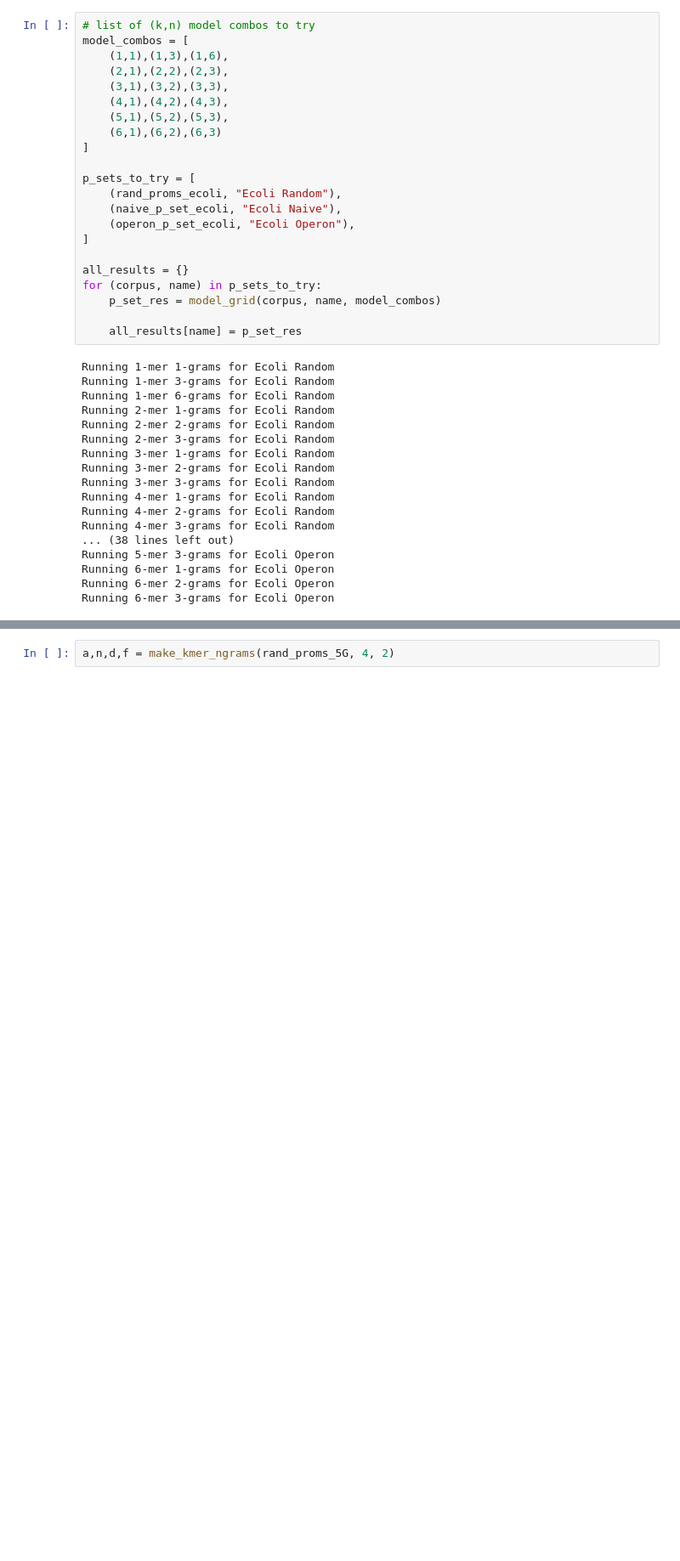
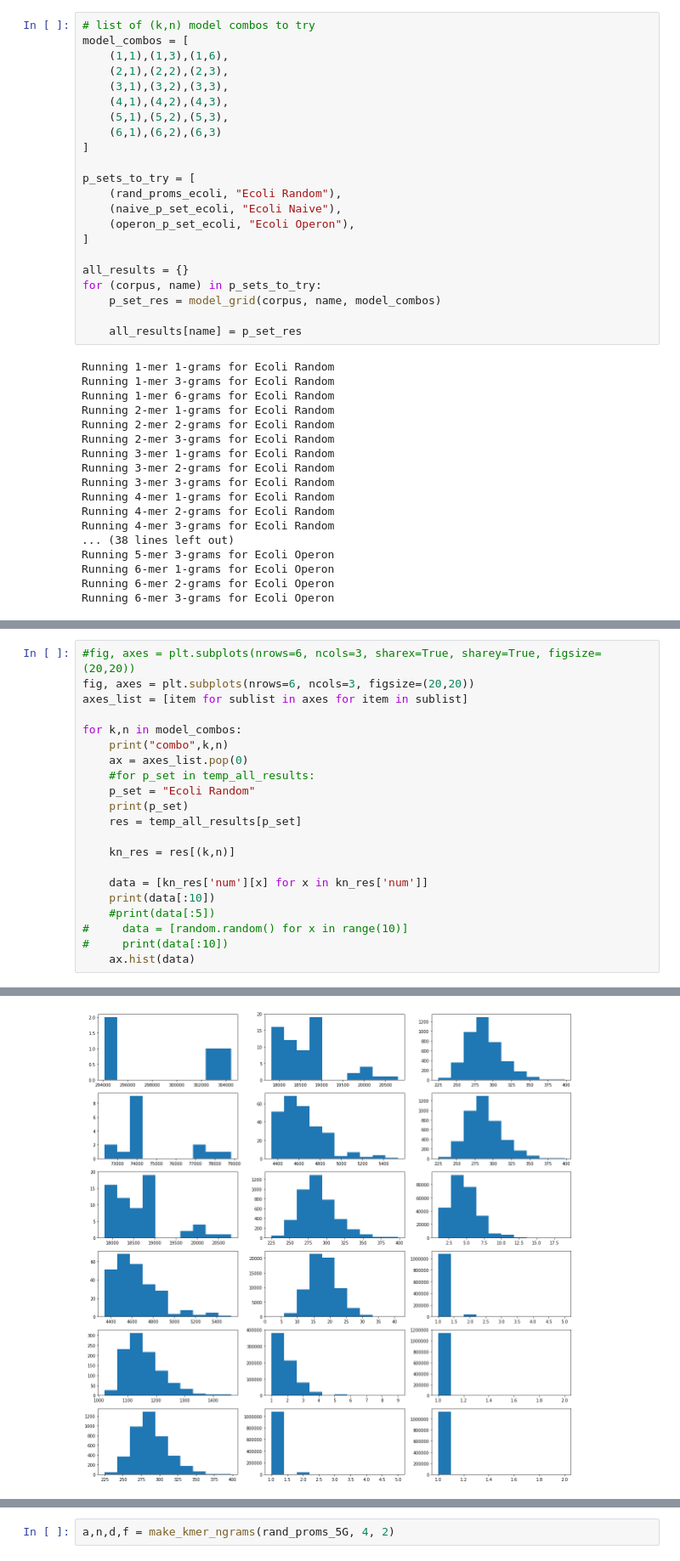
Before and after one commit to erinhwilson/regulatory-dna-perplexity, a Jupyter notebook: promoter_perplexity.ipynb, the cells around one changed output, grey strips where cells are left out. Shown: that part at 85% size. Saved outputs shown, nothing was run; the diff lists cells and outputs as text; blank space fills up the shorter version.

```diff
--- a/promoter_perplexity.ipynb
+++ b/promoter_perplexity.ipynb
@@ -831,0 +855,22 @@ hist_grid(model_combos,all_results, 6, 3)
+# %%
+#fig, axes = plt.subplots(nrows=6, ncols=3, sharex=True, sharey=True, figsize=(20,20))
+fig, axes = plt.subplots(nrows=6, ncols=3, figsize=(20,20))
+axes_list = [item for sublist in axes for item in sublist]
+
+for k,n in model_combos:
+    print("combo",k,n)
+    ax = axes_list.pop(0)
+    #for p_set in temp_all_results:
+    p_set = "Ecoli Random"
+    print(p_set)
+    res = temp_all_results[p_set]
+
+    kn_res = res[(k,n)]
+
+    data = [kn_res['num'][x] for x in kn_res['num']]
+    print(data[:10])
+    #print(data[:5])
+#     data = [random.random() for x in range(10)]
+#     print(data[:10])
+    ax.hist(data)
+# %% [output]
@@ -831,0 +894 @@ hist_grid(model_combos,all_results, 6, 3)
+[figure, added]
```
Also changed, not shown: parts of 13 cells of this notebook.
